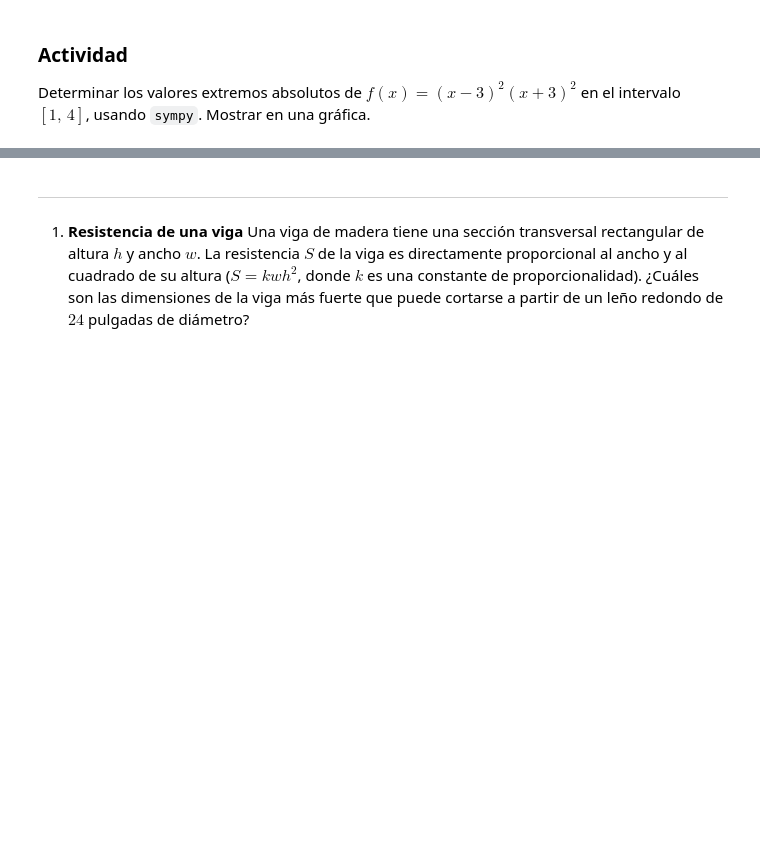
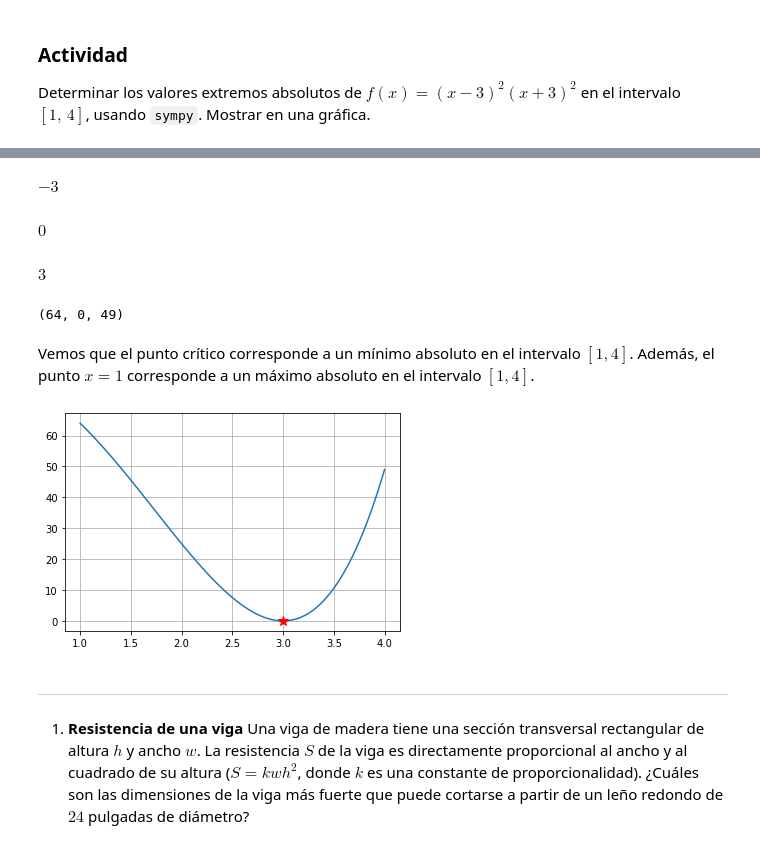
Before and after one commit to ArellanoMCarlos/SimMat2021O_D, a Jupyter notebook: Optimización/Funciones escalares.ipynb, the cells around one changed output, grey strips where cells are left out. Saved outputs shown, nothing was run; the diff lists cells and outputs as text; code cells hidden in the pictures; blank space fills up the shorter version.

```diff
--- a/Optimización/Funciones escalares.ipynb
+++ b/Optimización/Funciones escalares.ipynb
@@ -462,3 +504,9 @@ Evaluamos $f$ en los extremos y en los puntos críticos:
 # %% [markdown]
 ### Actividad
 Determinar los valores extremos absolutos de  $f(x) = (x-3)^2(x+3)^2$ en el intervalo $[1,\,4]$, usando `sympy`. Mostrar en una gráfica.
+# %%
+# Importamos la librerías y definimos la variable simbólica
+# Definimos la función
+def f(x):
+    return (x-3)**2*(x+3)**2
+f(x)
@@ -464,0 +515,8 @@ Determinar los valores extremos absolutos de  $f(x) = (x-3)^2(x+3)^2$ en el inte
+# %%
+# Encontramos los puntos críticos
+#
+# Derivada
+df=sym.diff(f(x),x)
+# Raices de 'df'
+pc=sym.solve(df,x)
+pc
@@ -465,3 +527,31 @@ Determinar los valores extremos absolutos de  $f(x) = (x-3)^2(x+3)^2$ en el inte
+# %%
+pc[0]
+# %% [output]
+$\displaystyle -3$
+# %%
+pc[1]
+# %% [output]
+$\displaystyle 0$
+# %%
+pc[2] # Es el único dentro del intervalo
+# %% [output]
+$\displaystyle 3$
+# %%
+# Evaluamos
+f(1),f(pc[2]),f(4)
+# %% [output]
+(64, 0, 49)
+# %% [markdown]
+Vemos que el punto crítico corresponde a un mínimo absoluto en el intervalo $[1,4]$. Además, el punto $x=1$ corresponde a un máximo absoluto en el intervalo $[1,4]$.
+# %%
+# Gráfica
+xn=np.linspace(1,4,100)
+y=f(xn)
+plt.plot(xn,y)
+plt.plot(pc[2],f(pc[2]),'*r',ms=10) # ms -> markSize
+plt.grid()
+# %% [output]
+[figure, added]
 # %% [markdown]
 ---
 1. **Resistencia de una viga**  Una viga de madera tiene una sección transversal rectangular de altura $h$ y ancho $w$. La resistencia $S$ de la viga es directamente proporcional al ancho y al cuadrado de su altura ($S=kwh^2$, donde $k$ es una constante de proporcionalidad). ¿Cuáles son las dimensiones de la viga más fuerte que puede cortarse a partir de un leño redondo de $24$ pulgadas de diámetro?
```
Also changed, not shown: parts of 27 cells of this notebook.
